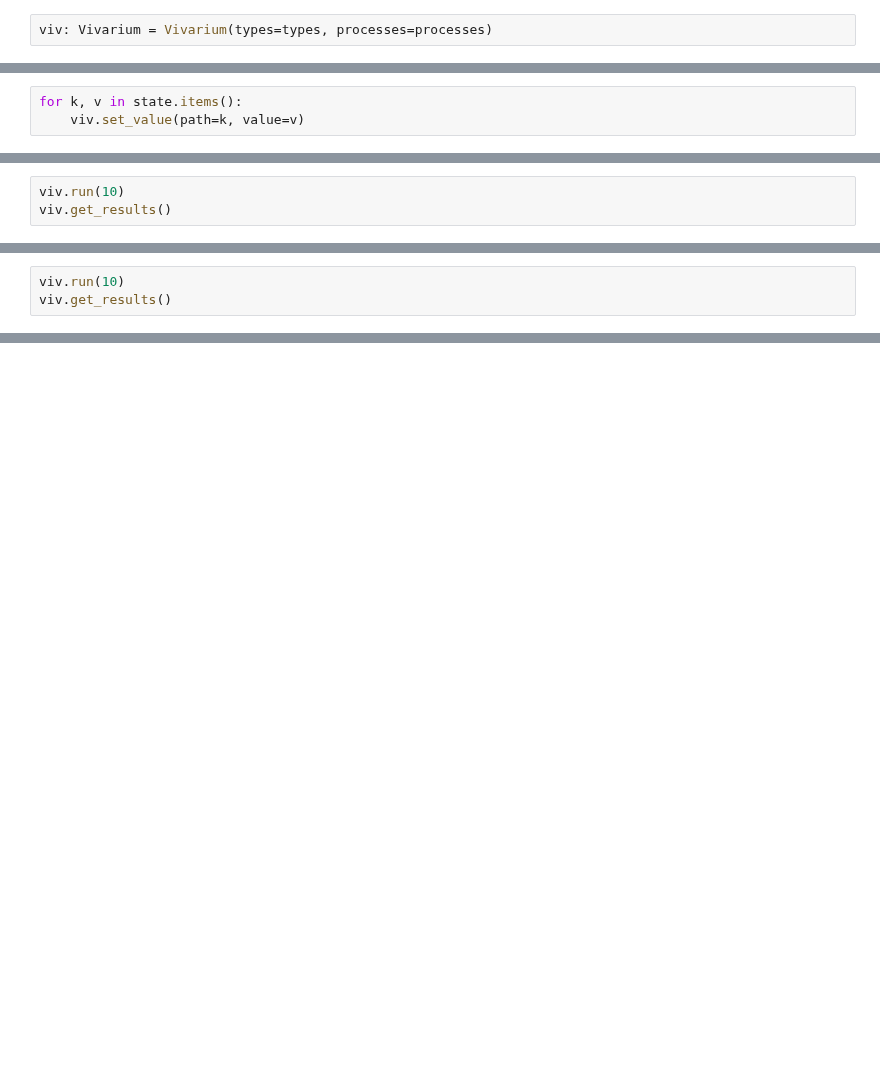
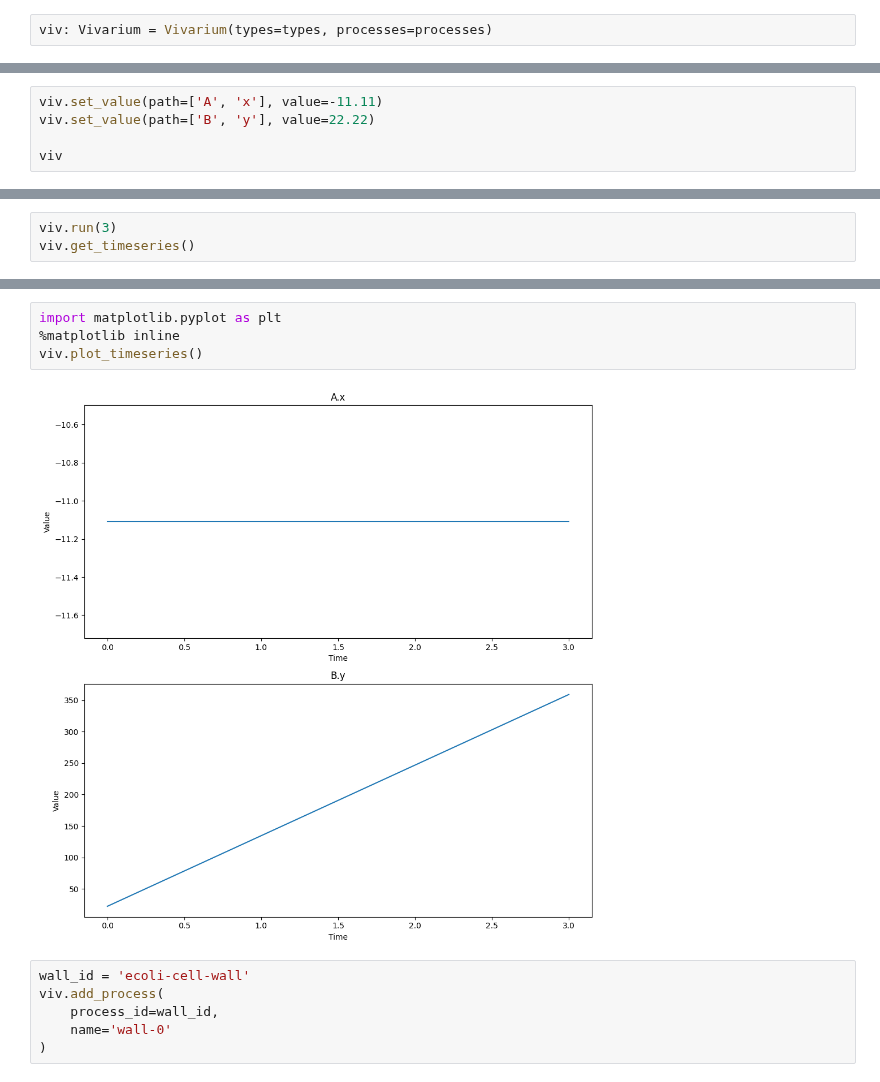
Before and after one commit to vivarium-collective/vEcoli, a Jupyter notebook: notebooks/pbg_migration.ipynb, the cells around one changed output, grey strips where cells are left out. Cells and saved outputs as stored; diff of their text form; blank space fills up the shorter version.

```diff
--- a/notebooks/pbg_migration.ipynb
+++ b/notebooks/pbg_migration.ipynb
@@ -86,3 +85,0 @@ viv.connect_process(
-# %%
-for k, v in state.items():
-    viv.set_value(path=k, value=v)
@@ -101,0 +111,5 @@ Vivarium(
+# %%
+viv.set_value(path=['A', 'x'], value=-11.11)
+viv.set_value(path=['B', 'y'], value=22.22)
+
+viv
@@ -104,4 +151,4 @@ viv.add_emitter()
 # %%
-viv.run(10)
-viv.get_results()
+viv.run(3)
+viv.get_timeseries()
 # %% [output]
@@ -127,3 +159,0 @@ proc.update(state=proc.initial_state(), interval=2)
-# %%
-viv.run(10)
-viv.get_results()
@@ -151,0 +176,12 @@ proc.name
+# %%
+import matplotlib.pyplot as plt
+%matplotlib inline
+viv.plot_timeseries()
+# %% [output]
+[figure, added]
+# %%
+wall_id = 'ecoli-cell-wall'
+viv.add_process(
+    process_id=wall_id,
+    name='wall-0'
+)
```
Also changed, not shown: parts of 20 cells of this notebook.
